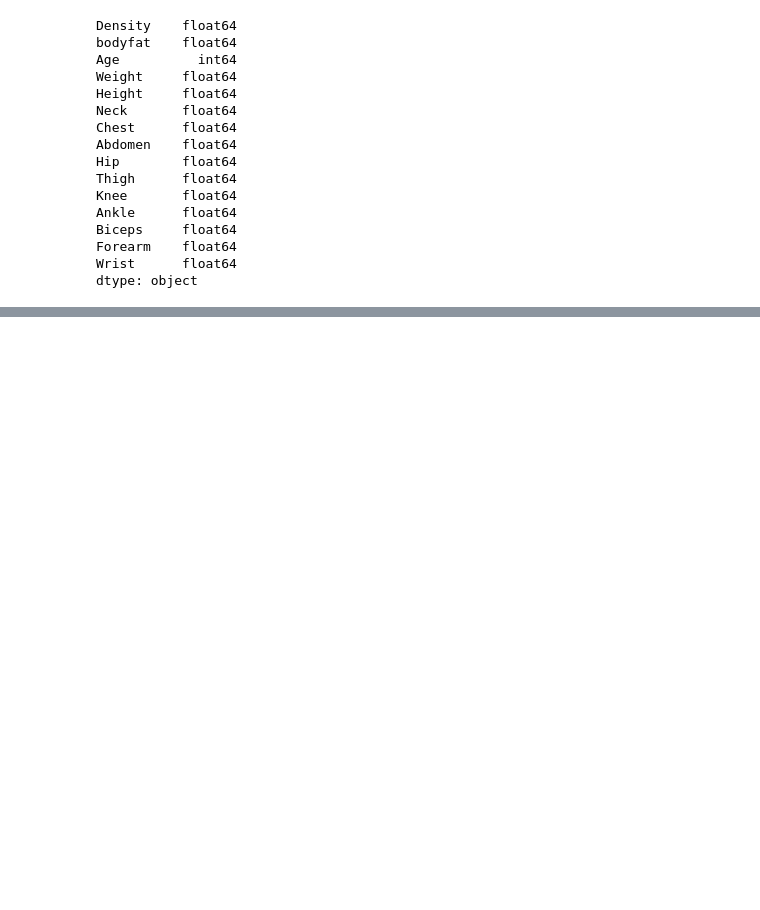
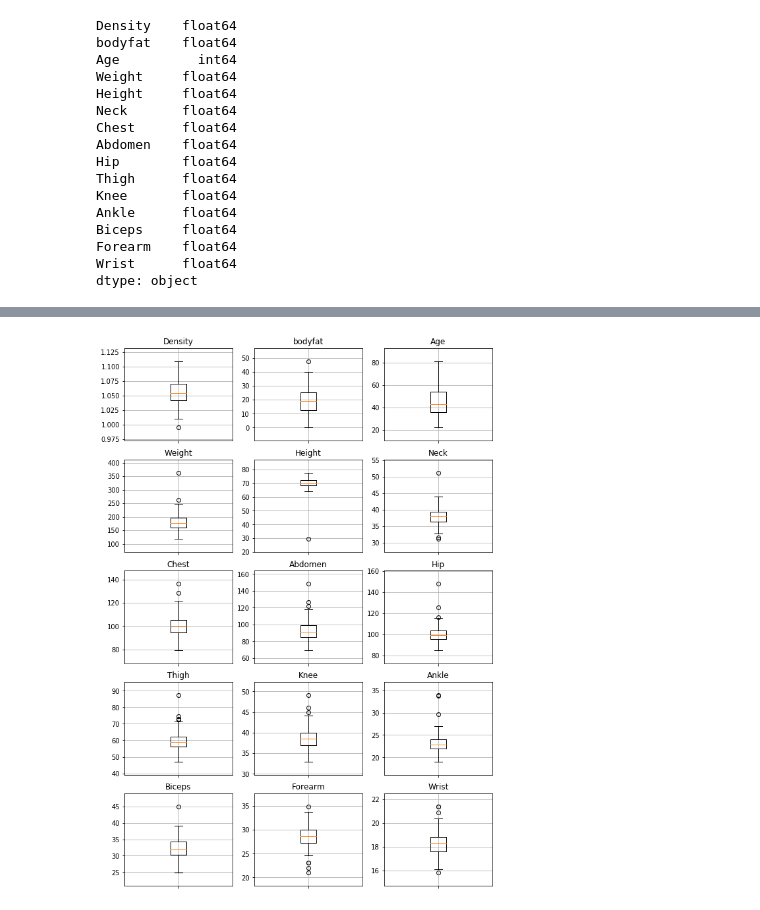
Before and after one commit to dsradecki/bodyfatprediction, a Jupyter notebook: notebooks/eda.ipynb, the cells around one changed output, grey strips where cells are left out. Cells and saved outputs as stored; diff of their text form; code cells hidden in the pictures; blank space fills up the shorter version.

Commit message:
Add boxplots and to-do

```diff
--- a/notebooks/eda.ipynb
+++ b/notebooks/eda.ipynb
@@ -33,0 +34,4 @@ vis.correlogram(raw_data)
+# %%
+vis.boxplots(raw_data)
+# %% [output]
+[figure, added]
```
Also changed, not shown: parts of 1 cell of this notebook, 3 other files.
